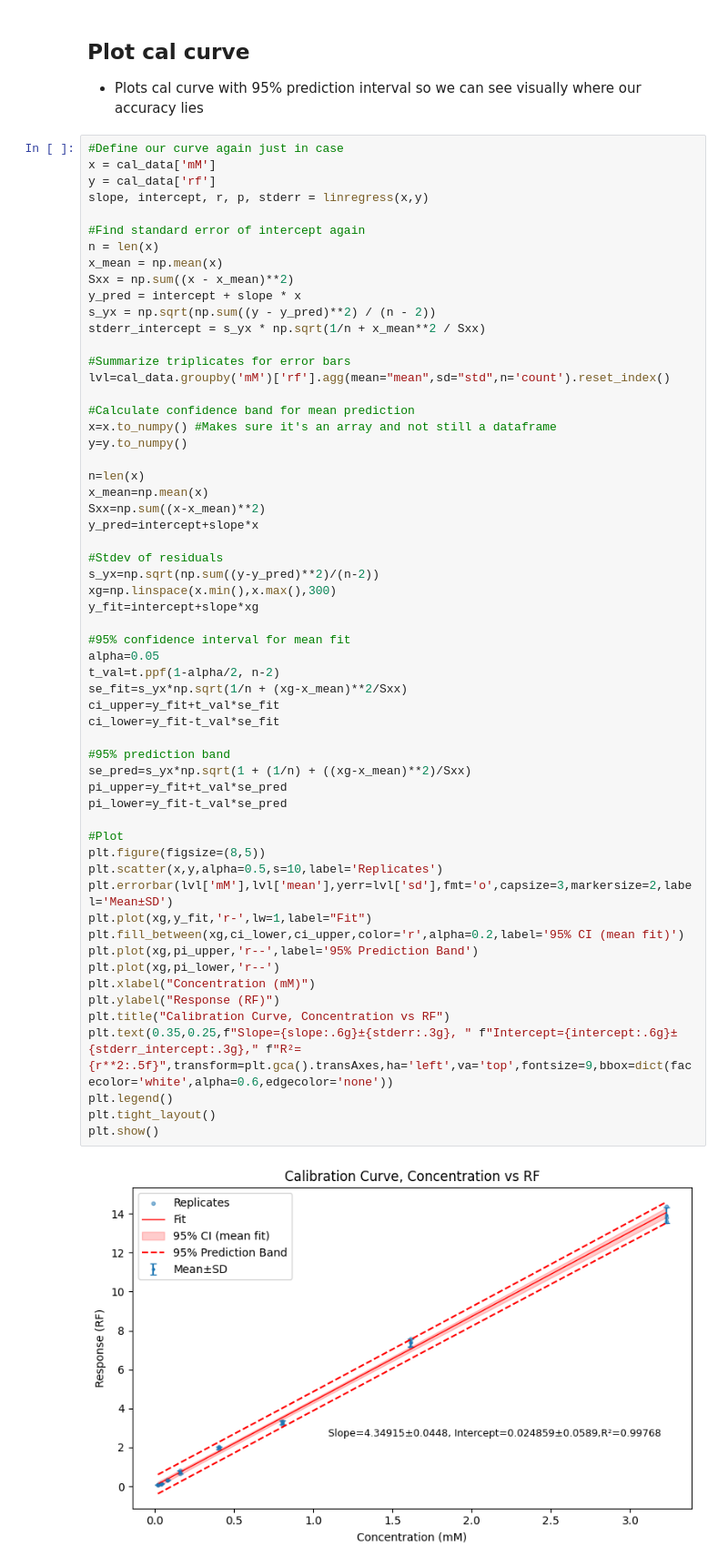
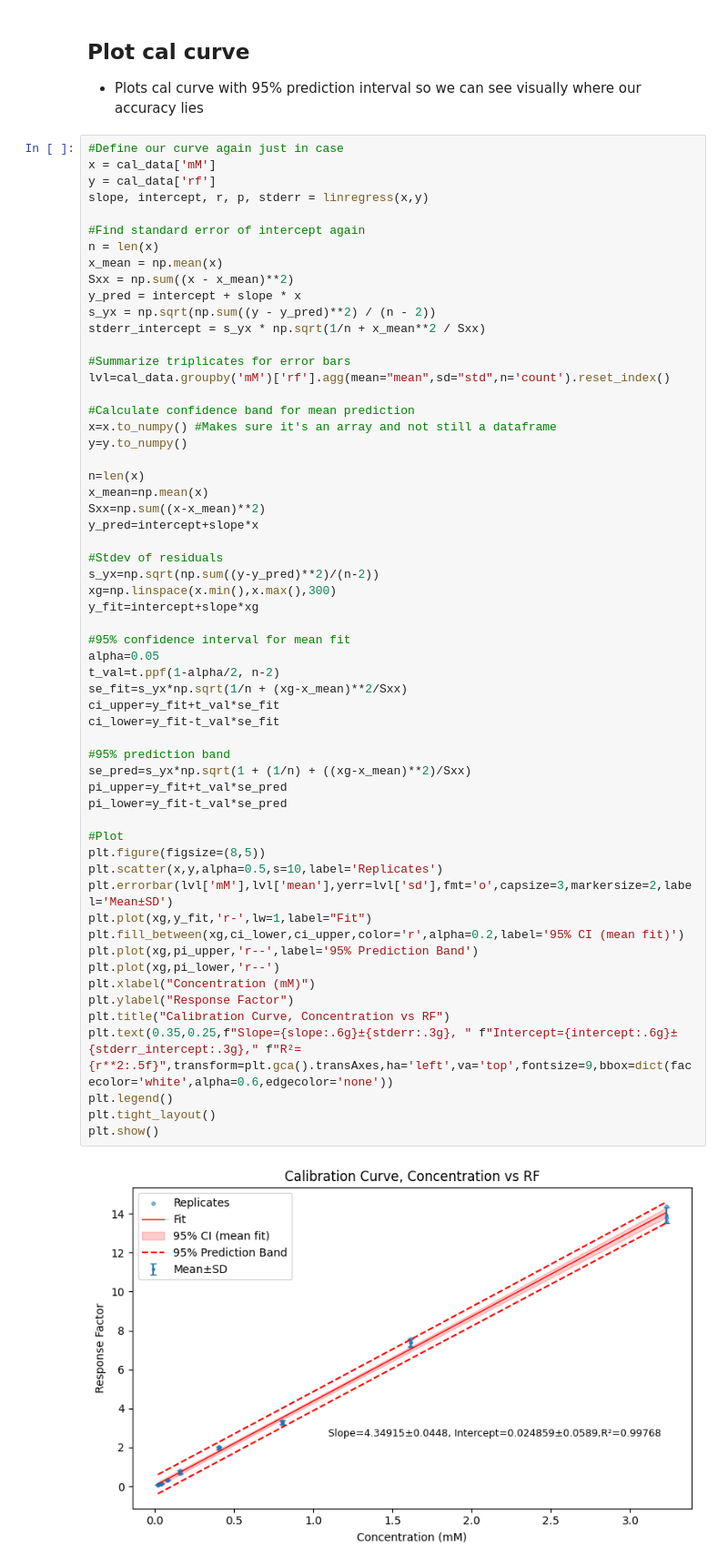
Before and after one commit to plashmore/nitrate_ce, a Jupyter notebook: 02-calibration_curve/01-calibration_curve.ipynb, the cells around one changed output. Shown at 91% size. Saved outputs shown, nothing was run; the diff lists cells and outputs as text.

Commit message:
updates to cal curve notebook

```diff
--- a/02-calibration_curve/01-calibration_curve.ipynb
+++ b/02-calibration_curve/01-calibration_curve.ipynb
@@ -260,32 +261,32 @@ s_yx=np.sqrt(np.sum((y-y_pred)**2)/(n-2))
 xg=np.linspace(x.min(),x.max(),300)
 y_fit=intercept+slope*xg
 
 #95% confidence interval for mean fit
 alpha=0.05
 t_val=t.ppf(1-alpha/2, n-2)
 se_fit=s_yx*np.sqrt(1/n + (xg-x_mean)**2/Sxx)
 ci_upper=y_fit+t_val*se_fit
 ci_lower=y_fit-t_val*se_fit
 
 #95% prediction band
 se_pred=s_yx*np.sqrt(1 + (1/n) + ((xg-x_mean)**2)/Sxx)
 pi_upper=y_fit+t_val*se_pred
 pi_lower=y_fit-t_val*se_pred
 
 #Plot
 plt.figure(figsize=(8,5))
 plt.scatter(x,y,alpha=0.5,s=10,label='Replicates')
 plt.errorbar(lvl['mM'],lvl['mean'],yerr=lvl['sd'],fmt='o',capsize=3,markersize=2,label='Mean±SD')
 plt.plot(xg,y_fit,'r-',lw=1,label="Fit")
 plt.fill_between(xg,ci_lower,ci_upper,color='r',alpha=0.2,label='95% CI (mean fit)')
 plt.plot(xg,pi_upper,'r--',label='95% Prediction Band')
 plt.plot(xg,pi_lower,'r--')
 plt.xlabel("Concentration (mM)")
-plt.ylabel("Response (RF)")
+plt.ylabel("Response Factor")
 plt.title("Calibration Curve, Concentration vs RF")
 plt.text(0.35,0.25,f"Slope={slope:.6g}±{stderr:.3g}, " f"Intercept={intercept:.6g}±{stderr_intercept:.3g}," f"R²={r**2:.5f}",transform=plt.gca().transAxes,ha='left',va='top',fontsize=9,bbox=dict(facecolor='white',alpha=0.6,edgecolor='none'))
 plt.legend()
 plt.tight_layout()
 plt.show()
 # %% [output]
-[figure, old version]
+[figure, new version]
```
Also changed, not shown: parts of 8 cells of this notebook.
